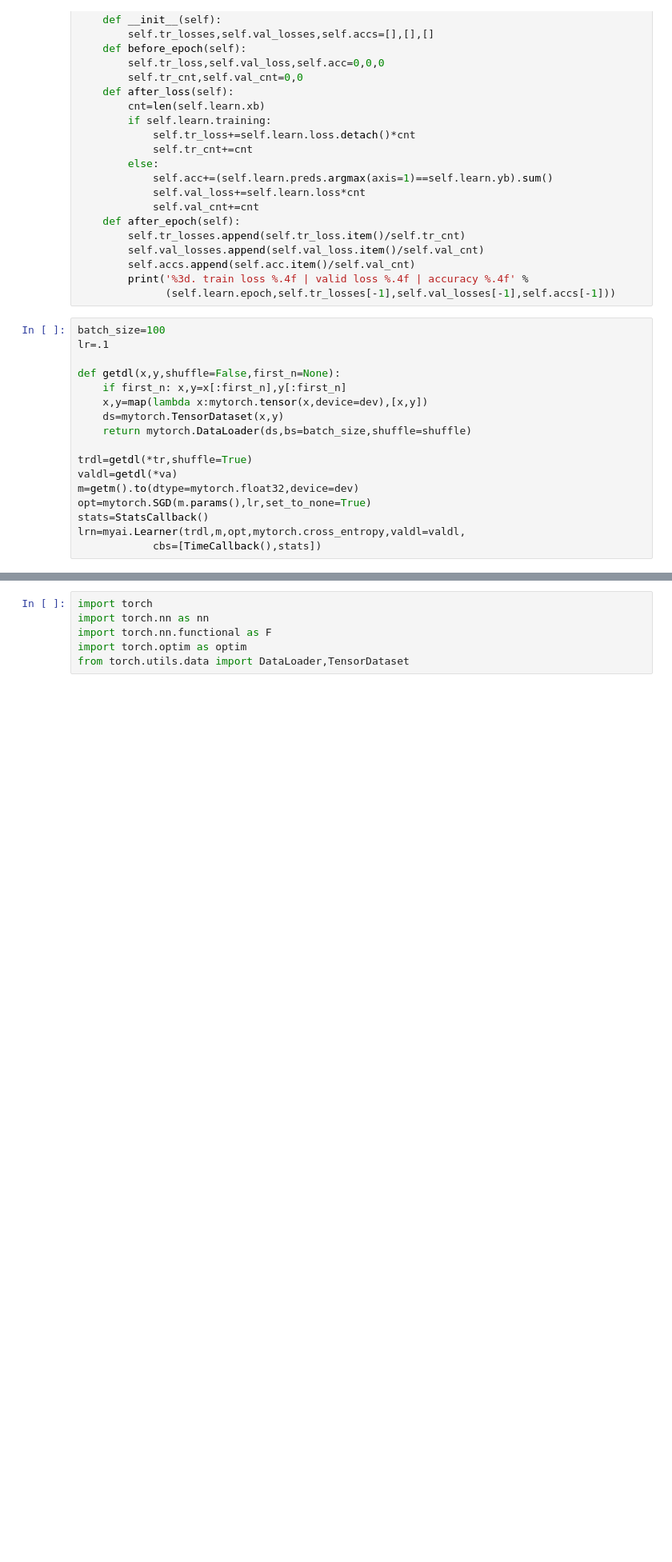
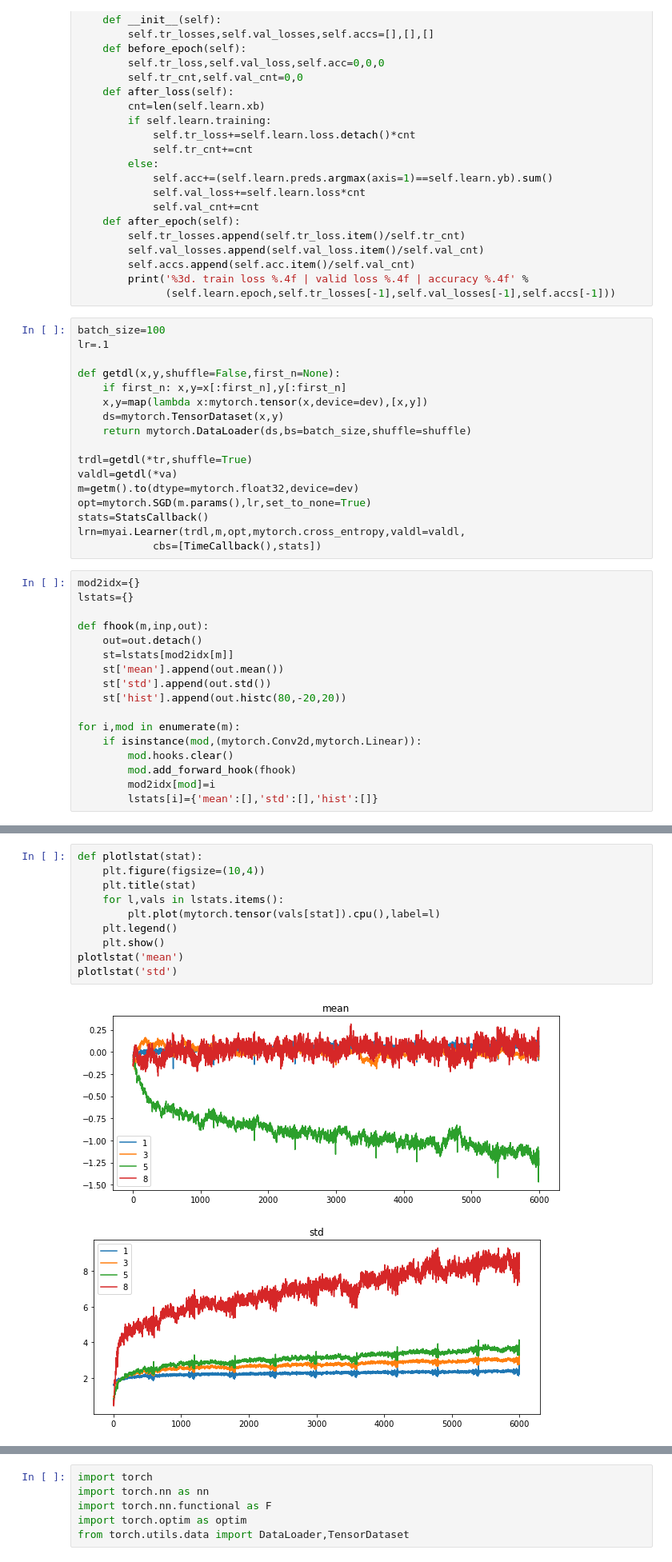
Before and after one commit to eugenefil/ml, a Jupyter notebook: mnist.ipynb, the cells around one changed output, grey strips where cells are left out. Shown at 80% size. Drawn from its saved outputs; the diff is of its cells as text; blank space fills up the shorter version.

```diff
--- a/mnist.ipynb
+++ b/mnist.ipynb
@@ -98,4 +98,21 @@ opt=mytorch.SGD(m.params(),lr,set_to_none=True)
 stats=StatsCallback()
 lrn=myai.Learner(trdl,m,opt,mytorch.cross_entropy,valdl=valdl,
             cbs=[TimeCallback(),stats])
+# %%
+mod2idx={}
+lstats={}
+
+def fhook(m,inp,out):
+    out=out.detach()
+    st=lstats[mod2idx[m]]
+    st['mean'].append(out.mean())
+    st['std'].append(out.std())
+    st['hist'].append(out.histc(80,-20,20))
+
+for i,mod in enumerate(m):
+    if isinstance(mod,(mytorch.Conv2d,mytorch.Linear)):
+        mod.hooks.clear()
+        mod.add_forward_hook(fhook)
+        mod2idx[mod]=i
+        lstats[i]={'mean':[],'std':[],'hist':[]}
 # %%
@@ -120,0 +132,13 @@ total time 119.58s
+# %%
+def plotlstat(stat):
+    plt.figure(figsize=(10,4))
+    plt.title(stat)
+    for l,vals in lstats.items():
+        plt.plot(mytorch.tensor(vals[stat]).cpu(),label=l)
+    plt.legend()
+    plt.show()
+plotlstat('mean')
+plotlstat('std')
+# %% [output]
+[figure, added]
+[figure, added]
```
Also changed, not shown: parts of 3 cells of this notebook.
